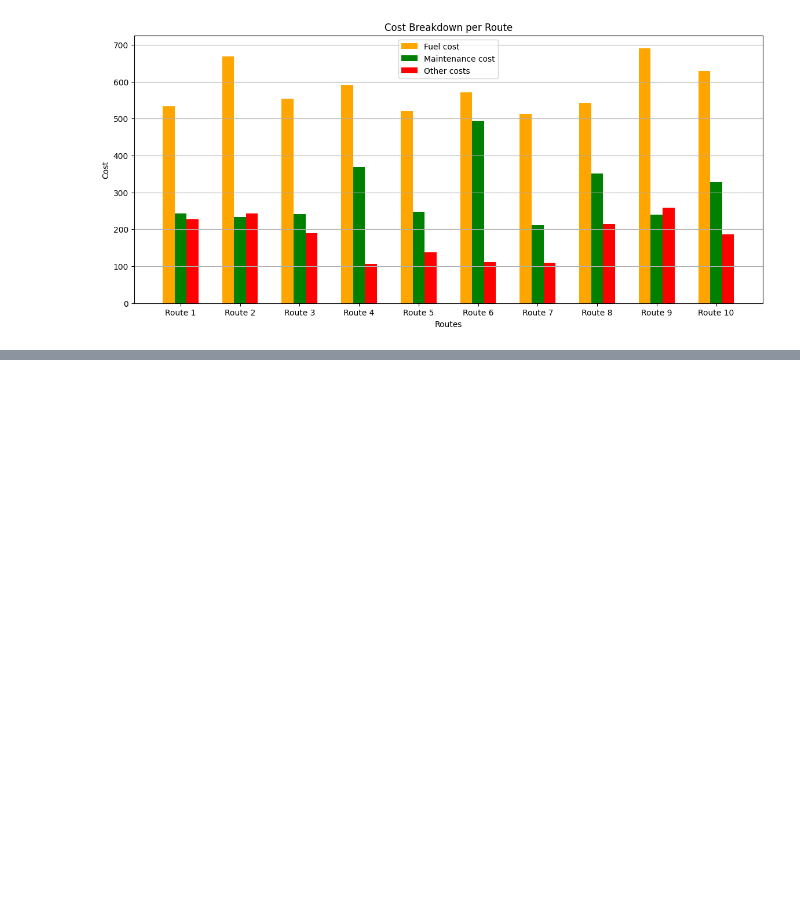
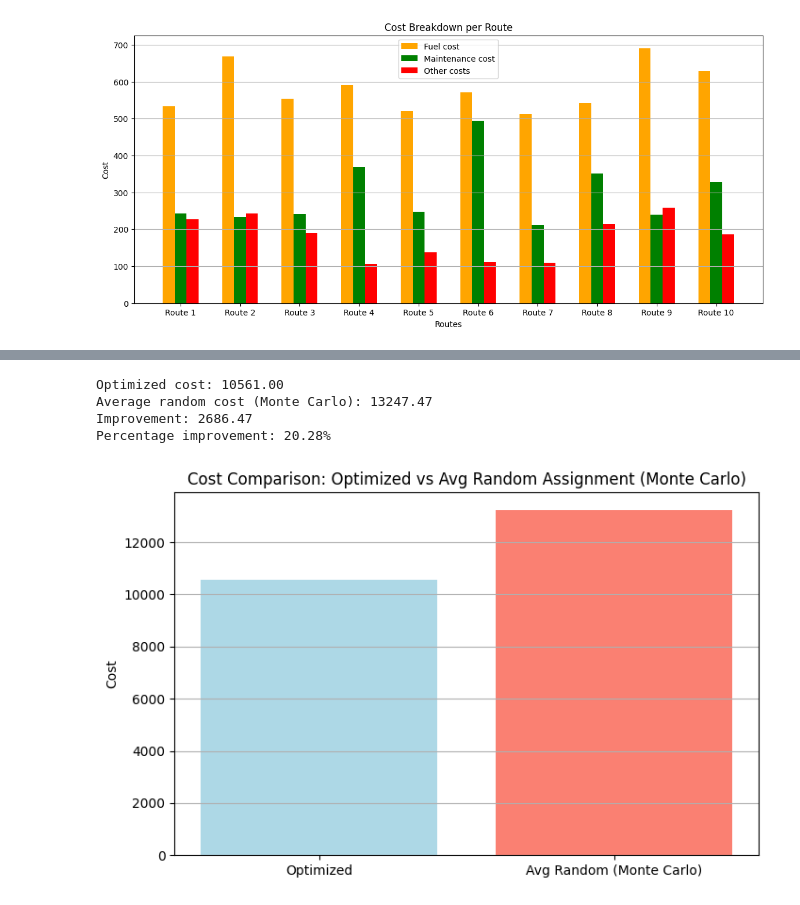
Before and after one commit to andrillion/Projects, a Jupyter notebook: Kopia_av_tail_assignment.ipynb, the cells around one changed output, grey strips where cells are left out. Saved outputs shown, nothing was run; the diff lists cells and outputs as text; code cells hidden in the pictures; blank space fills up the shorter version.

```diff
--- a/Kopia_av_tail_assignment.ipynb
+++ b/Kopia_av_tail_assignment.ipynb
@@ -225,6 +323,9 @@ model.one_route_assignment = Constraint(range(num_routes), rule=one_route_assign
 solver = SolverFactory('glpk', executable='/usr/bin/glpsol')
 solver.solve(model)
 
+optimized_cost = model.objective()
+
+
 # Retrieve the assignments
 assignments = np.zeros((num_planes, num_routes))
 for i in range(num_planes):
@@ -369,3 +489,33 @@ Percentage improvement: 20.32%
+# %%
+# Compare costs
+improvement = average_random_cost - optimized_cost
+percentage_improvement = (improvement / average_random_cost) * 100
+
+print(f'Optimized cost: {optimized_cost:.2f}')
+
+#print(f'Optimized cost: {optimized_cost:.2f}')
+print(f'Average random cost (Monte Carlo): {average_random_cost:.2f}')
+print(f'Improvement: {improvement:.2f}')
+print(f'Percentage improvement: {percentage_improvement:.2f}%')
+print()
+
+# Visualize the results
+labels = ['Optimized', 'Avg Random (Monte Carlo)']
+costs = [optimized_cost, average_random_cost]
+
+plt.figure(figsize=(8, 5))
+plt.bar(labels, costs, color=['lightblue', 'salmon'])
+plt.ylabel('Cost')
+plt.title('Cost Comparison: Optimized vs Avg Random Assignment (Monte Carlo)')
+plt.grid(axis='y')
+
+plt.show()
+# %% [output]
+Optimized cost: 10561.00
+Average random cost (Monte Carlo): 13247.47
+Improvement: 2686.47
+Percentage improvement: 20.28%
+[figure, added]
 # %% [markdown]
 ## 5.Discussion
 
```
Also changed, not shown: parts of 24 cells of this notebook.
